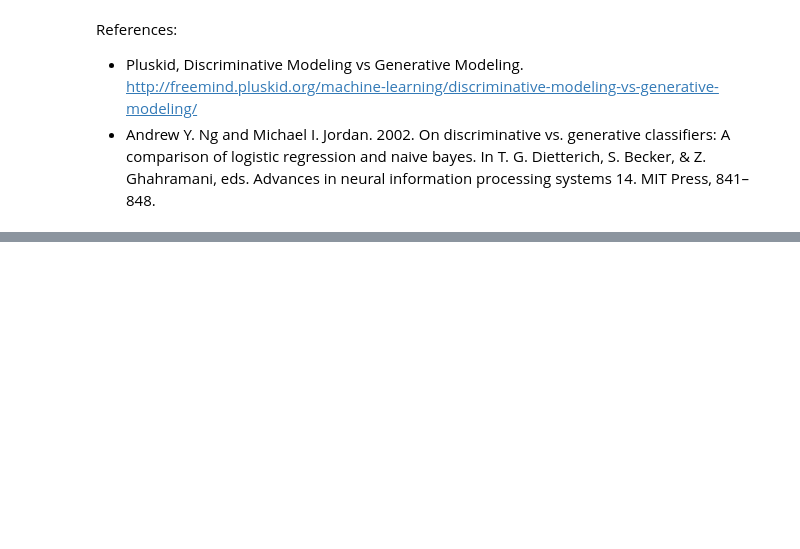
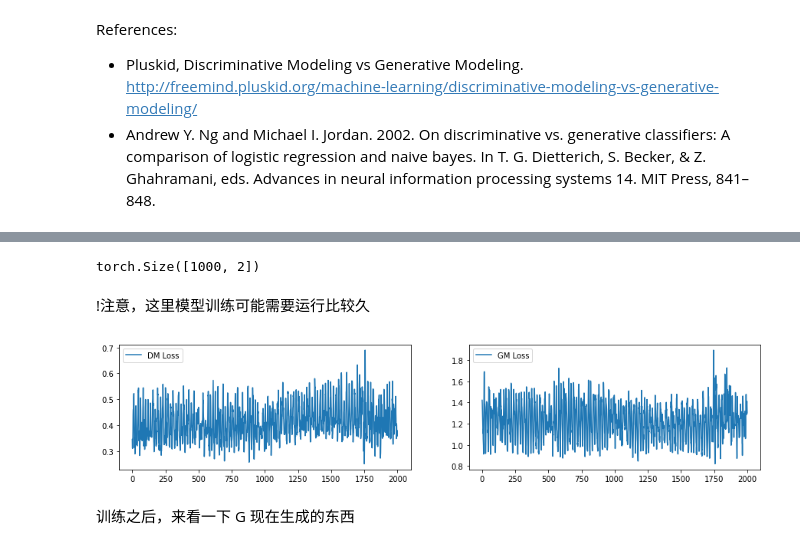
Before and after one commit to demon386/notebooks, a Jupyter notebook: learn-gan.ipynb, the cells around one changed output, grey strips where cells are left out. Cells and saved outputs as stored; diff of their text form; code cells hidden in the pictures; blank space fills up the shorter version.

```diff
--- a/learn-gan.ipynb
+++ b/learn-gan.ipynb
@@ -48,0 +169,5 @@ plt.legend();
+# %%
+real_data = torch.FloatTensor(np.hstack((circle_x[:, np.newaxis], circle_y[:, np.newaxis])))
+print(real_data.size())
+# %% [output]
+torch.Size([1000, 2])
@@ -48,0 +178,48 @@ plt.legend();
+# %% [markdown]
+!注意，这里模型训练可能需要运行比较久
+# %%
+num_epochs = 2000
+k = 5
+
+d_loss = []
+g_loss = []
+for epoch in range(num_epochs):
+    # Optimize DM
+    for d_step in range(k):
+        dm.zero_grad()
+        real = Variable(real_data)
+        d_preds = dm(real)
+        loss = criterion(d_preds, Variable(torch.ones(data_num)))
+        loss.backward()
+
+        g_input = Variable(torch.rand(data_num, 2))
+        # !important
+        # need to detach here, we only want to optimize DM in this loop
+        g_fake = gm(g_input).detach()
+        d_fake_preds = dm(g_fake)
+        loss = criterion(d_fake_preds, Variable(torch.zeros(data_num)))
+        if d_step == k - 1:
+            d_loss.append(loss.data[0])
+        loss.backward()
+        d_optimizer.step()
+
+    # Optimize GM
+    gm.zero_grad()
+    g_input = Variable(torch.rand(data_num, 2))
+    g_fake = gm(g_input)
+    d_fake_preds = dm(g_fake)
+    # Notice the difference here, GM wants to trick DM
+    loss = criterion(d_fake_preds, Variable(torch.ones(data_num)))
+    g_loss.append(loss.data[0])
+    loss.backward()
+    g_optimizer.step()
+# %%
+fig, axes = plt.subplots(nrows=1, ncols=2, figsize=(15, 3))
+axes[0].plot(range(len(d_loss)), d_loss, label='DM Loss')
+axes[0].legend()
+axes[1].plot(range(len(g_loss)), g_loss, label='GM Loss')
+axes[1].legend();
+# %% [output]
+[figure, added]
+# %% [markdown]
+训练之后，来看一下 G 现在生成的东西
```
Also changed, not shown: parts of 32 cells of this notebook.
